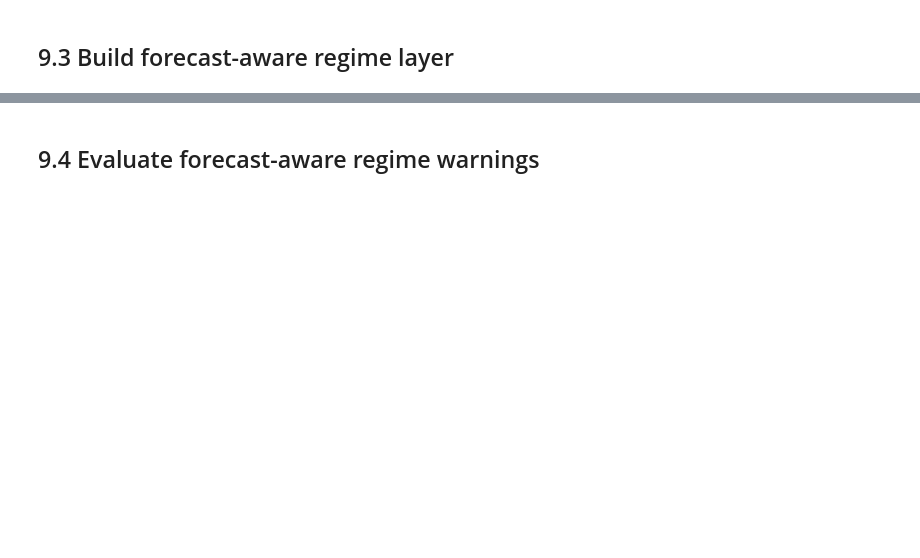
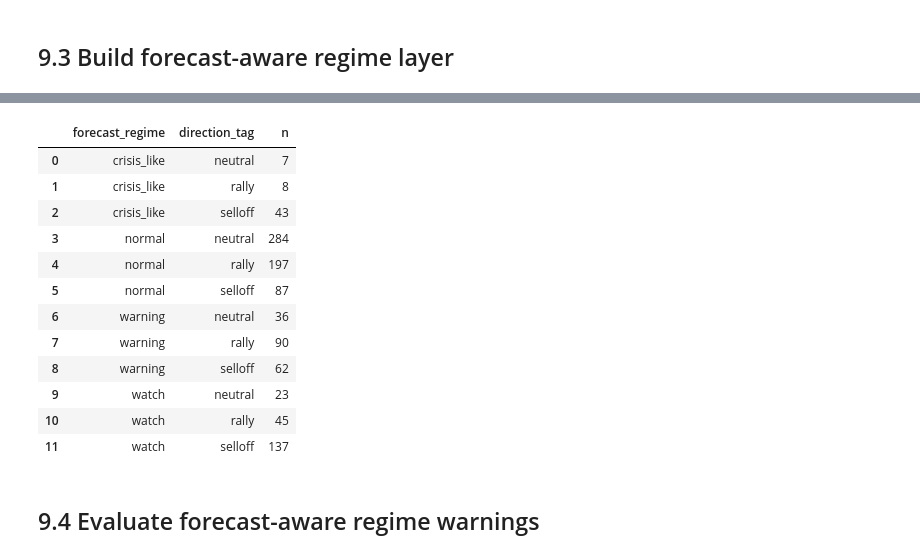
Before and after one commit to friedsam/qpitome-qrc-volatility, a Jupyter notebook: notebooks/phase2_forecast_aware_regime_layer.ipynb, the cells around one changed output, grey strips where cells are left out. Cells and saved outputs as stored; diff of their text form; code cells hidden in the pictures; blank space fills up the shorter version.

```diff
--- a/notebooks/phase2_forecast_aware_regime_layer.ipynb
+++ b/notebooks/phase2_forecast_aware_regime_layer.ipynb
@@ -134,3 +162,60 @@ forecast_layer.groupby(['forecast_regime', 'direction_tag']).size().reset_index(
+# %%
+forecast_layer = timeline.merge(qrc_forecast, on='date', how='inner')
+
+forecast_layer['forecast_high_vol'] = forecast_layer['qrc_pred_future_rv_20d'] > thresholds['high_vol_q80']
+forecast_layer['forecast_extreme_vol'] = forecast_layer['qrc_pred_future_rv_20d'] > thresholds['extreme_vol_q90']
+forecast_layer['forecast_crisis_vol'] = forecast_layer['qrc_pred_future_rv_20d'] > thresholds['crisis_candidate_q95']
+
+confirm_cols = ['flag_vix_level', 'flag_vix_range', 'flag_drawdown', 'flag_selloff', 'flag_volume']
+forecast_layer['confirm_score'] = forecast_layer[confirm_cols].sum(axis=1)
+
+forecast_layer['forecast_regime'] = 'normal'
+forecast_layer.loc[
+    forecast_layer['forecast_high_vol'] | (forecast_layer['confirm_score'] >= 2),
+    'forecast_regime',
+] = 'watch'
+forecast_layer.loc[
+    (forecast_layer['forecast_high_vol'] & (forecast_layer['confirm_score'] >= 1))
+    | forecast_layer['forecast_extreme_vol'],
+    'forecast_regime',
+] = 'warning'
+forecast_layer.loc[
+    (
+        forecast_layer["forecast_extreme_vol"]
+        & (forecast_layer["confirm_score"] >= 2)
+        & (
+            forecast_layer["flag_drawdown"]
+            | forecast_layer["flag_selloff"]
+            | forecast_layer["flag_vix_level"]
+        )
+    )
+    | (
+        forecast_layer["forecast_high_vol"]
+        & (forecast_layer["confirm_score"] >= 4)
+        & (
+            forecast_layer["flag_drawdown"]
+            | forecast_layer["flag_vix_level"]
+        )
+    ),
+    "forecast_regime",
+] = "crisis_like"
+forecast_layer['forecast_regime_descriptor'] = forecast_layer['forecast_regime'] + '_' + forecast_layer['direction_tag']
+
+forecast_layer.groupby(['forecast_regime', 'direction_tag']).size().reset_index(name='n')
+# %% [output]
+|  | forecast_regime | direction_tag | n |
+| 0 | crisis_like | neutral | 7 |
+| 1 | crisis_like | rally | 8 |
+| 2 | crisis_like | selloff | 43 |
+| 3 | normal | neutral | 284 |
+| 4 | normal | rally | 197 |
+| 5 | normal | selloff | 87 |
+| 6 | warning | neutral | 36 |
+| 7 | warning | rally | 90 |
+| 8 | warning | selloff | 62 |
+| 9 | watch | neutral | 23 |
+| 10 | watch | rally | 45 |
+| 11 | watch | selloff | 137 |
 # %% [markdown]
 ## 9.4 Evaluate forecast-aware regime warnings
 # %%
```
Also changed, not shown: parts of 6 cells of this notebook, 2 other files.
